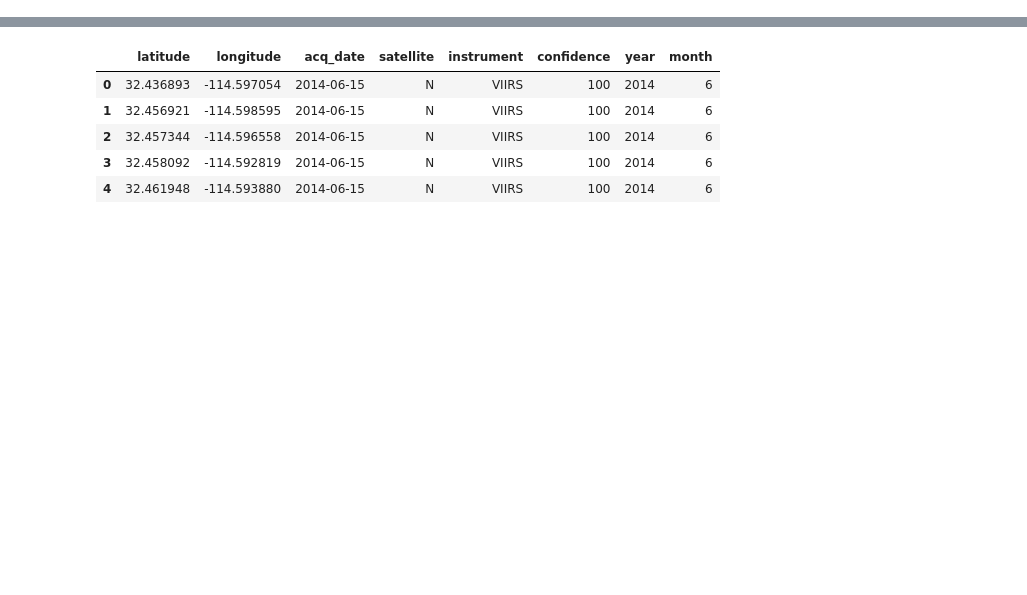
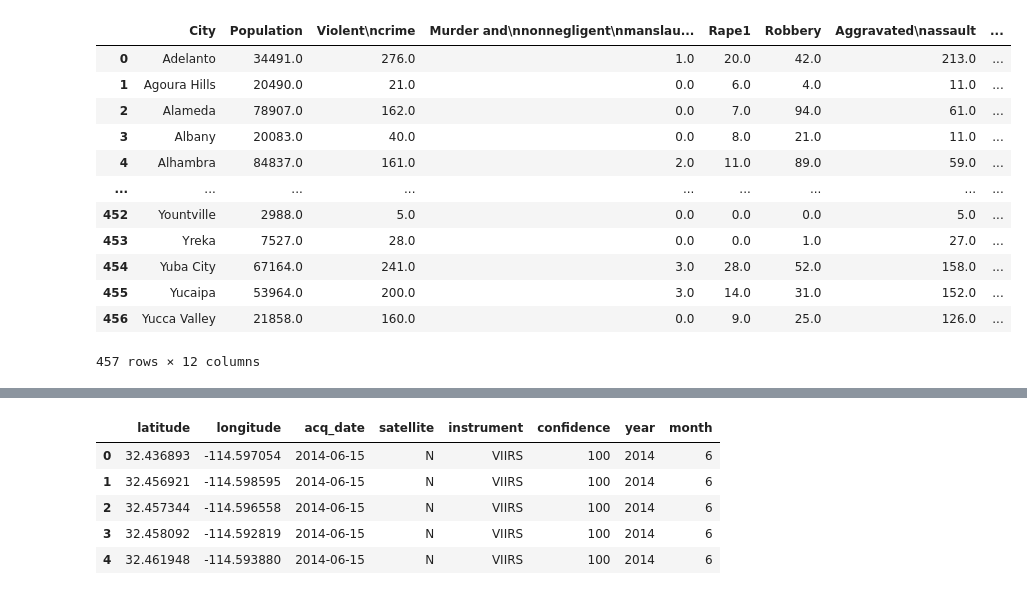
Before and after one commit to speddings/crime_housing_analysis, a Jupyter notebook: crime_housing_data.ipynb, the cells around one changed output, grey strips where cells are left out. Cells and saved outputs as stored; diff of their text form; code cells hidden in the pictures; blank space fills up the shorter version.

Commit message:
update data_cleaning ipynb file.

```diff
--- a/crime_housing_data.ipynb
+++ b/crime_housing_data.ipynb
@@ -29,0 +58,17 @@ ca_crime_df.head(20)
+# %%
+# drop any null values
+clean_ca_crime_df.dropna()
+# %% [output]
+|  | City | Population | Violent\ncrime | Murder and\nnonnegligent\nmanslau... | Rape1 | Robbery | Aggravated\nassault | ... |
+| 0 | Adelanto | 34491.0 | 276.0 | 1.0 | 20.0 | 42.0 | 213.0 | ... |
+| 1 | Agoura Hills | 20490.0 | 21.0 | 0.0 | 6.0 | 4.0 | 11.0 | ... |
+| 2 | Alameda | 78907.0 | 162.0 | 0.0 | 7.0 | 94.0 | 61.0 | ... |
+| 3 | Albany | 20083.0 | 40.0 | 0.0 | 8.0 | 21.0 | 11.0 | ... |
+| 4 | Alhambra | 84837.0 | 161.0 | 2.0 | 11.0 | 89.0 | 59.0 | ... |
+| ... | ... | ... | ... | ... | ... | ... | ... | ... |
+| 452 | Yountville | 2988.0 | 5.0 | 0.0 | 0.0 | 0.0 | 5.0 | ... |
+| 453 | Yreka | 7527.0 | 28.0 | 0.0 | 0.0 | 1.0 | 27.0 | ... |
+| 454 | Yuba City | 67164.0 | 241.0 | 3.0 | 28.0 | 52.0 | 158.0 | ... |
+| 455 | Yucaipa | 53964.0 | 200.0 | 3.0 | 14.0 | 31.0 | 152.0 | ... |
+| 456 | Yucca Valley | 21858.0 | 160.0 | 0.0 | 9.0 | 25.0 | 126.0 | ... |
+457 rows × 12 columns
```
Also changed, not shown: parts of 27 cells of this notebook.
